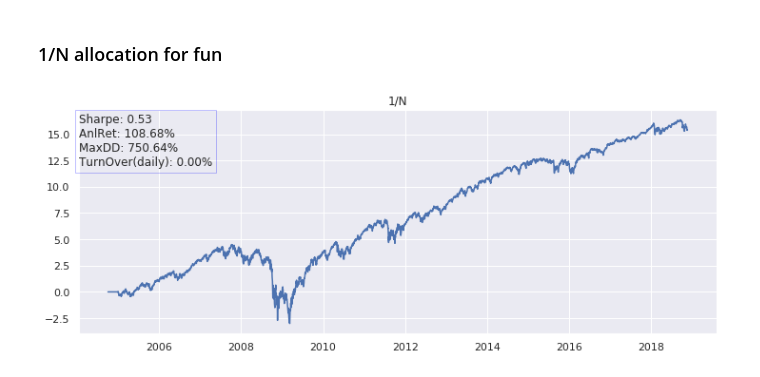
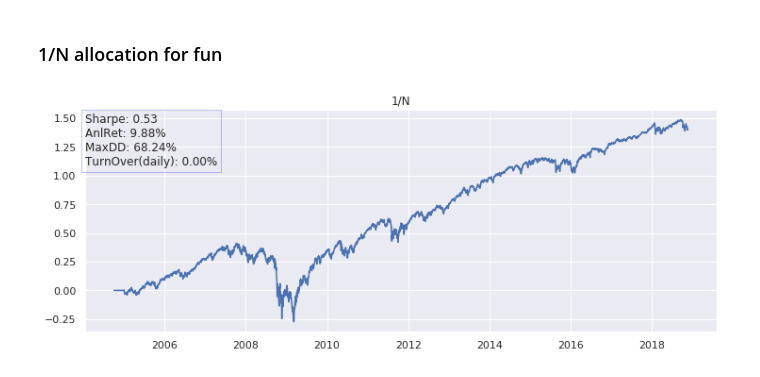
Before and after one commit to ShawnZhouu/ML_asset_allocation, a Jupyter notebook: ML_portfolio.ipynb, the cells around one changed output. Cells and saved outputs as stored; diff of their text form; code cells hidden in the pictures.

```diff
--- a/ML_portfolio.ipynb
+++ b/ML_portfolio.ipynb
@@ -188,12 +190,12 @@ plt.show()
 ### 1/N allocation for fun
 # %%
 wEqual = wHRP
-wEqual[:] = 1
+wEqual[:] = 1/len(etfs)
 
 fig = plt.figure(figsize = (12,13/3))
 ax = plt.subplot()
 backtest(wEqual, ax)
 plt.title('1/N')
 plt.show()
 # %% [output]
-[figure, old version]
+[figure, new version]
```
Also changed, not shown: parts of 1 cell of this notebook.
